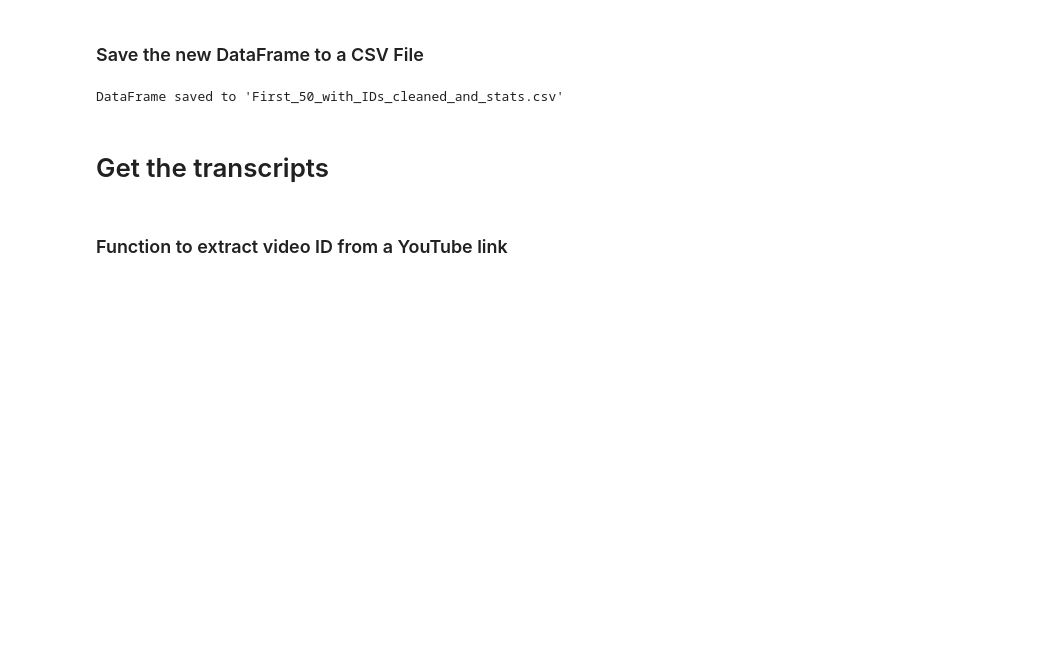
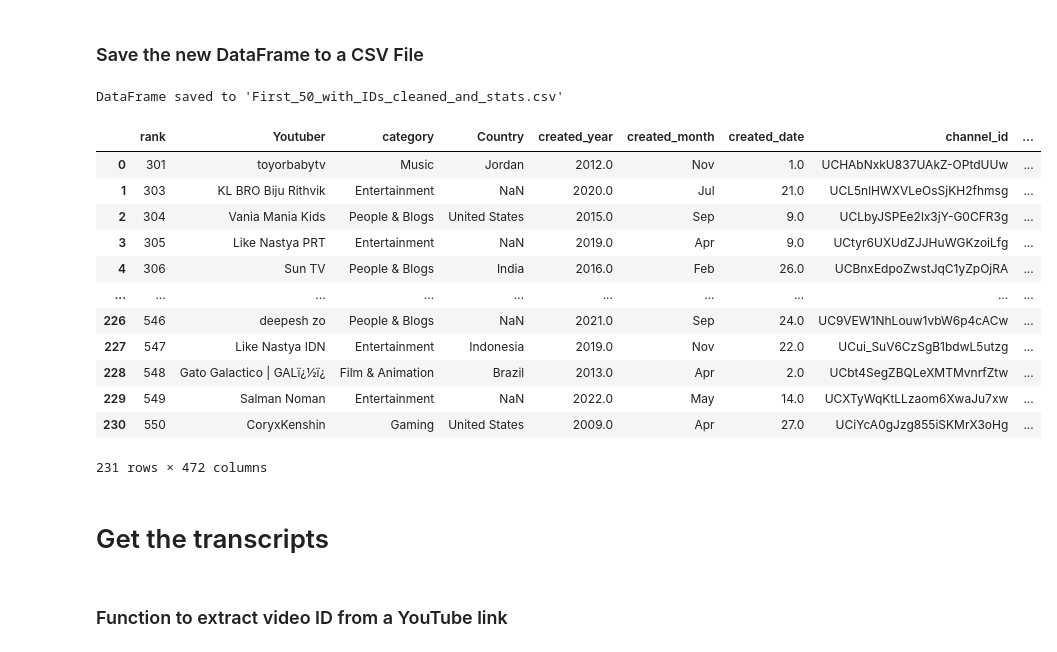
Before and after one commit to NolanMM/PROG74000-25W-Sec1-Applications-of-Artificial-Intelligence-and-Machine-Learning, a Jupyter notebook: Deep_Learning_Project/AiFinalAssignment.ipynb, the cells around one changed output. Saved outputs shown, nothing was run; the diff lists cells and outputs as text; code cells hidden in the pictures; blank space fills up the shorter version.

```diff
--- a/Deep_Learning_Project/AiFinalAssignment.ipynb
+++ b/Deep_Learning_Project/AiFinalAssignment.ipynb
@@ -115,14 +138,8 @@ get_channel_id.cache = {}
 # %%
-API_KEY_LIST = [
-    '',
-    '',
-    '',
-    ''
-]
-
 processed_channels_data = []
 processed_count = 0
-MAX_CHANNELS_TO_PROCESS = 250
+start_index = 0
+MAX_CHANNELS_TO_PROCESS = len(Youtube_data)
 
 current_key_index = 0  # Start with the first key
 
@@ -231,7 +249,7 @@ Processed and cleaned DataFrame saved to 'First_250_with_IDs_cleaned.csv'
 # %% [markdown]
 ### Overwrite the Old Dataframe
 # %%
-Youtube_data = pd.read_csv("First_250_with_IDs_cleaned.csv")
+Youtube_data = pd.read_csv("First_0_to_916_with_IDs_cleaned.csv")
 df_youtubedata = pd.DataFrame(Youtube_data)
 print(df_youtubedata.head())
 # %% [output]
@@ -255,13 +273,13 @@ print(df_youtubedata.head())
 # %% [markdown]
 #### MAX_VIDEOS_PER_CHANNEL Global Variable
 # %%
-MAX_VIDEOS_PER_CHANNEL = 250 # Set the maximum number of videos to fetch per channel
+MAX_VIDEOS_PER_CHANNEL = 5 # Set the maximum number of videos to fetch per channel
 # %%
 def build_youtube_client():
     """
     (Re)builds the YouTube client using the current API key.
     """
-    return build('youtube', 'v3', developerKey=API_KEY_LIST[current_key_index])
+    return build('youtube', 'v3', developerKey=API_KEY_LIST[current_key_index-1])
 
 
 youtube = build_youtube_client()
@@ -433,6 +463,22 @@ df_youtubedata.to_csv("First_250_with_IDs_cleaned_and_stats.csv", index=False)
 print("\nDataFrame saved to 'First_50_with_IDs_cleaned_and_stats.csv'")
 # %% [output]
 DataFrame saved to 'First_50_with_IDs_cleaned_and_stats.csv'
+# %%
+df_youtubedata
+# %% [output]
+|  | rank | Youtuber | category | Country | created_year | created_month | created_date | channel_id | ... |
+| 0 | 301 | toyorbabytv | Music | Jordan | 2012.0 | Nov | 1.0 | UCHAbNxkU837UAkZ-OPtdUUw | ... |
+| 1 | 303 | KL BRO Biju Rithvik | Entertainment | NaN | 2020.0 | Jul | 21.0 | UCL5nlHWXVLeOsSjKH2fhmsg | ... |
+| 2 | 304 | Vania Mania Kids | People & Blogs | United States | 2015.0 | Sep | 9.0 | UCLbyJSPEe2lx3jY-G0CFR3g | ... |
+| 3 | 305 | Like Nastya PRT | Entertainment | NaN | 2019.0 | Apr | 9.0 | UCtyr6UXUdZJJHuWGKzoiLfg | ... |
+| 4 | 306 | Sun TV | People & Blogs | India | 2016.0 | Feb | 26.0 | UCBnxEdpoZwstJqC1yZpOjRA | ... |
+| ... | ... | ... | ... | ... | ... | ... | ... | ... | ... |
+| 226 | 546 | deepesh zo | People & Blogs | NaN | 2021.0 | Sep | 24.0 | UC9VEW1NhLouw1vbW6p4cACw | ... |
+| 227 | 547 | Like Nastya IDN | Entertainment | Indonesia | 2019.0 | Nov | 22.0 | UCui_SuV6CzSgB1bdwL5utzg | ... |
+| 228 | 548 | Gato Galactico | GALï¿½ï¿ | Film & Animation | Brazil | 2013.0 | Apr | 2.0 | UCbt4SegZBQLeXMTMvnrfZtw | ... |
+| 229 | 549 | Salman Noman | Entertainment | NaN | 2022.0 | May | 14.0 | UCXTyWqKtLLzaom6XwaJu7xw | ... |
+| 230 | 550 | CoryxKenshin | Gaming | United States | 2009.0 | Apr | 27.0 | UCiYcA0gJzg855iSKMrX3oHg | ... |
+231 rows × 472 columns
 # %% [markdown]
 # Get the transcripts
 # %% [markdown]
```
Also changed, not shown: parts of 15 cells of this notebook, 8 other files.
